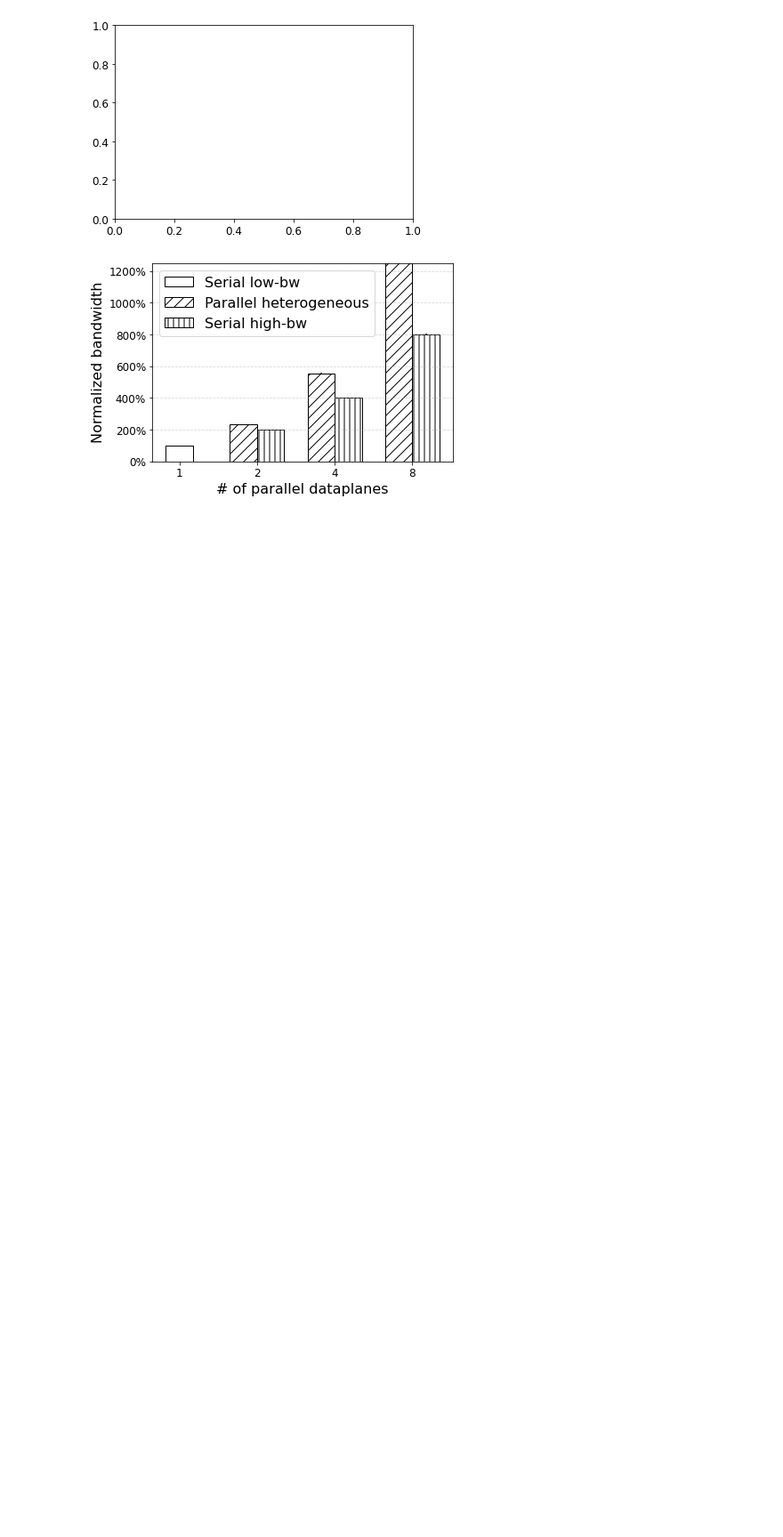
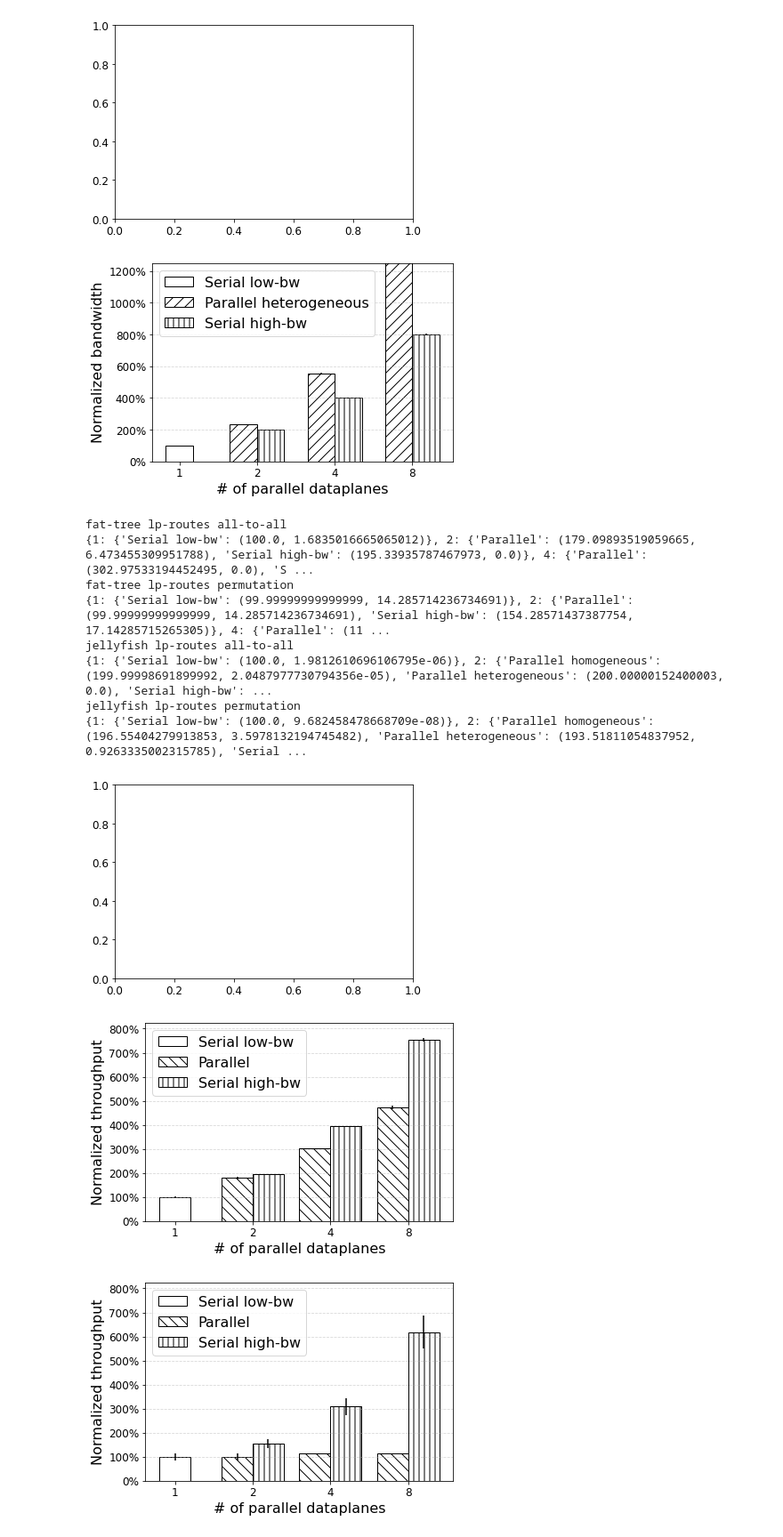
Before and after one commit to nilyibo/conext22-parallel-networks, a Jupyter notebook: plots/eval.micro.bulk.ipynb, the cells around one changed output. Shown: that part at 89% size. Drawn from its saved outputs; the diff is of its cells as text; code cells hidden in the pictures; blank space fills up the shorter version.

Commit message:
Added script and data to reproduce bulk traffic part 2 result.

```diff
--- a/plots/eval.micro.bulk.ipynb
+++ b/plots/eval.micro.bulk.ipynb
@@ -301,7 +301,8 @@ regex_line = re.compile(r'(?:[\w/-]+/)?(.*)\.run(\d+)\.sol:# Objective value = (
 index = 0
 throughput_by_exp_name = {}
 
-RADICES = [16]
+# NOTE: change this to match run script.
+RADICES = [8]
 PARALLELISMS = [1, 2, 4, 8]
 
 color_dict = {}
@@ -429,30 +430,42 @@ for filename in sorted(os.listdir(ROOT_DIR)):
         percentage_by_series = percentage_by_parallelism_and_series[parallelism]
         num_series_in_group = len(percentage_by_series)
         # offset of 1st bar within group
         x_offset_base = -(num_series_in_group - 1) / 2 * bar_width
         index_in_group = 0
         for series in percentage_by_series:
             (avg, std) = percentage_by_series[series]
             bar_plot_data_by_series[series]['x'].append(x_base + x_offset_base + bar_width * index_in_group)
             bar_plot_data_by_series[series]['y'].append(avg)
             bar_plot_data_by_series[series]['yerr'].append(std)
             index_in_group += 1
     for series in bar_plot_data_by_series:
         data = bar_plot_data_by_series[series]
         rects = ax.bar(data['x'], data['y'], bar_width, yerr=data['yerr'], label=series, color='white', edgecolor='black', hatch=get_pattern(HATCH_PATTERN_INDICES[series])*2)
 #         autolabel(ax, rects)
     # Add some text for labels, title and custom x-axis tick labels, etc.
     ax.set_xlabel('# of parallel dataplanes', fontsize=16)
     ax.set_ylabel('Normalized throughput', fontsize=16)
     ax.set_xticks([int(math.log2(parallelism)) for parallelism in PARALLELISMS])
     ax.set_xticklabels(PARALLELISMS)
     ax.xaxis.grid(False)
     ax.yaxis.grid(True, alpha=0.5, linestyle='--')
     ax.yaxis.set_major_formatter(PercentFormatter())
 #     ax.grid(which='major', alpha=0.5)
     plt.ylim(0, 825)
     ax.legend(loc='upper left', fontsize=16)
     plt.tight_layout()
 
     if save_figures:
         plt.savefig('lp-routes.default-routing.%s.%s.%s.png' % (topology, mode, traffic))
+# %% [output]
+fat-tree lp-routes all-to-all
+{1: {'Serial low-bw': (100.0, 1.6835016665065012)}, 2: {'Parallel': (179.09893519059665, 6.473455309951788), 'Serial high-bw': (195.33935787467973, 0.0)}, 4: {'Parallel': (302.97533194452495, 0.0), 'S ...
+fat-tree lp-routes permutation
+{1: {'Serial low-bw': (99.99999999999999, 14.285714236734691)}, 2: {'Parallel': (99.99999999999999, 14.285714236734691), 'Serial high-bw': (154.28571437387754, 17.14285715265305)}, 4: {'Parallel': (11 ...
+jellyfish lp-routes all-to-all
+{1: {'Serial low-bw': (100.0, 1.9812610696106795e-06)}, 2: {'Parallel homogeneous': (199.99998691899992, 2.0487977730794356e-05), 'Parallel heterogeneous': (200.00000152400003, 0.0), 'Serial high-bw': ...
+jellyfish lp-routes permutation
+{1: {'Serial low-bw': (100.0, 9.682458478668709e-08)}, 2: {'Parallel homogeneous': (196.55404279913853, 3.5978132194745482), 'Parallel heterogeneous': (193.51811054837952, 0.9263335002315785), 'Serial ...
+[figure, added]
+[figure, added]
+[figure, added]
```
Also changed, not shown: parts of 1 cell of this notebook, 7 other files.
